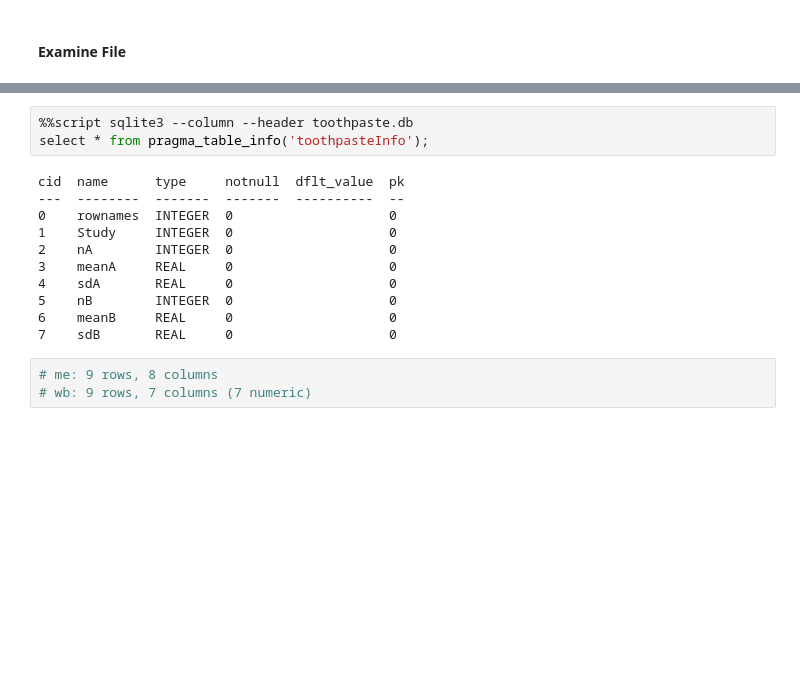
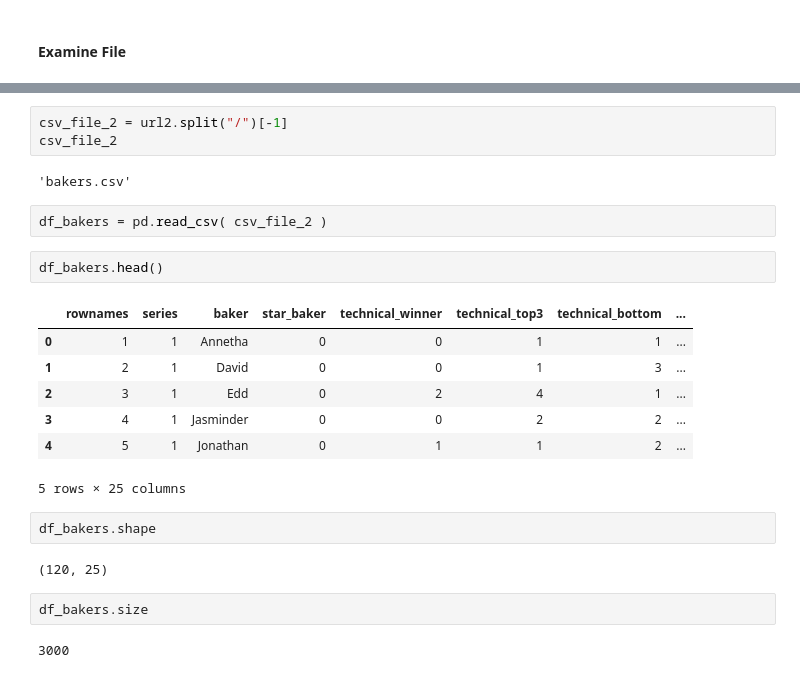
Before and after one commit to tanickell/Data-Science-Portfolio-C22, a Jupyter notebook: 00-Misc/Practice-CSV-Importing-and-Verifying.ipynb, the cells around one changed output, grey strips where cells are left out. Saved outputs shown, nothing was run; the diff lists cells and outputs as text; blank space fills up the shorter version.

```diff
--- a/00-Misc/Practice-CSV-Importing-and-Verifying.ipynb
+++ b/00-Misc/Practice-CSV-Importing-and-Verifying.ipynb
@@ -239,17 +201,25 @@ drwxr-xr-x 1 root root 4096 Oct 26 22:18 sample_data
-# %%
-%%script sqlite3 --column --header toothpaste.db
-select * from pragma_table_info('toothpasteInfo');
-# %% [output]
-cid  name      type     notnull  dflt_value  pk
----  --------  -------  -------  ----------  --
-0    rownames  INTEGER  0                    0
-1    Study     INTEGER  0                    0
-2    nA        INTEGER  0                    0
-3    meanA     REAL     0                    0
-4    sdA       REAL     0                    0
-5    nB        INTEGER  0                    0
-6    meanB     REAL     0                    0
-7    sdB       REAL     0                    0
-# %%
-# me: 9 rows, 8 columns
-# wb: 9 rows, 7 columns (7 numeric)
+# %%
+csv_file_2 = url2.split("/")[-1]
+csv_file_2
+# %% [output]
+'bakers.csv'
+# %%
+df_bakers = pd.read_csv( csv_file_2 )
+# %%
+df_bakers.head()
+# %% [output]
+|  | rownames | series | baker | star_baker | technical_winner | technical_top3 | technical_bottom | ... |
+| 0 | 1 | 1 | Annetha | 0 | 0 | 1 | 1 | ... |
+| 1 | 2 | 1 | David | 0 | 0 | 1 | 3 | ... |
+| 2 | 3 | 1 | Edd | 0 | 2 | 4 | 1 | ... |
+| 3 | 4 | 1 | Jasminder | 0 | 0 | 2 | 2 | ... |
+| 4 | 5 | 1 | Jonathan | 0 | 1 | 1 | 2 | ... |
+5 rows × 25 columns
+# %%
+df_bakers.shape
+# %% [output]
+(120, 25)
+# %%
+df_bakers.size
+# %% [output]
+3000
```
Also changed, not shown: parts of 68 cells of this notebook.
